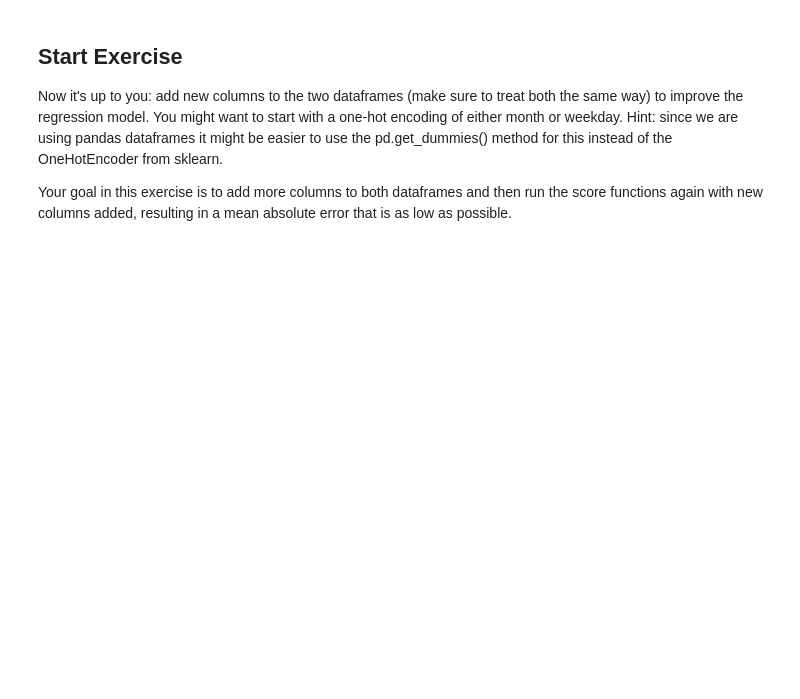
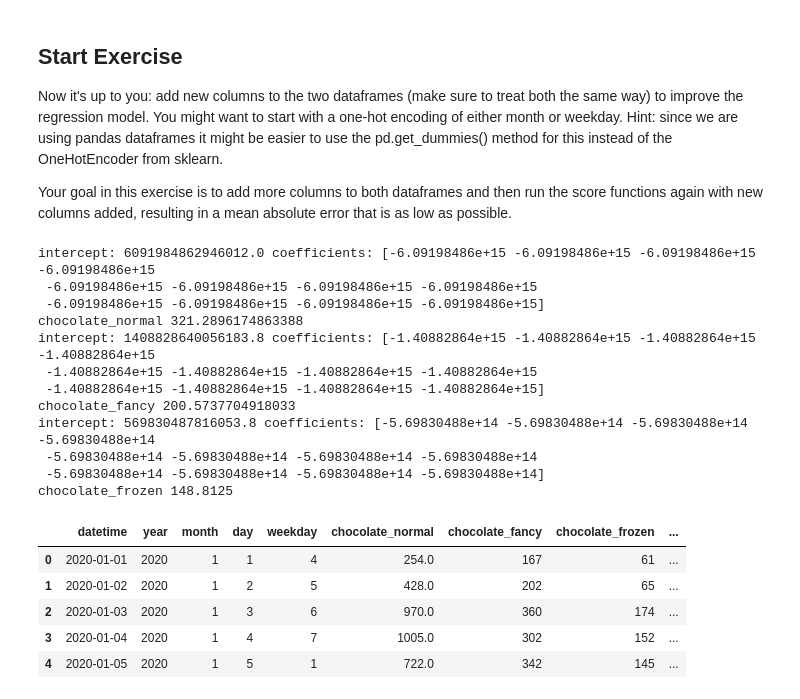
Before and after one commit to gasserandreas/Jupyter-lab-fhnw, a Jupyter notebook: 01_Data Wrangling/Exercises/exercise 4 Part 2.ipynb, the cells around one changed output. Cells and saved outputs as stored; diff of their text form; code cells hidden in the pictures; blank space fills up the shorter version.

```diff
--- a/01_Data Wrangling/Exercises/exercise 4 Part 2.ipynb
+++ b/01_Data Wrangling/Exercises/exercise 4 Part 2.ipynb
@@ -73,3 +76,54 @@ intercept: 417.5123535935799 coefficients: [44.66223397 -0.25762083  1.11905266]
 Now it's up to you: add new columns to the two dataframes (make sure to treat both the same way) to improve the regression model. You might want to start with a one-hot encoding of either month or weekday. Hint: since we are using pandas dataframes it might be easier to use the pd.get_dummies() method for this instead of the OneHotEncoder from sklearn.
 
 Your goal in this exercise is to add more columns to both dataframes and then run the score functions again with new columns added, resulting in a mean absolute error that is as low as possible.
+# %%
+# One-hot encoding
+df_month = pd.get_dummies(df['month'], prefix='month')
+df_2021_month = pd.get_dummies(df_2021['month'], prefix='month')
+
+# rename month columns
+rename_dict = {
+    'month_1': 'Jan',
+    'month_2': 'Feb',
+    'month_3': 'Mar',
+    'month_4': 'Apr',
+    'month_5': 'May',
+    'month_6': 'Jun',
+    'month_7': 'Jul',
+    'month_8': 'Aug',
+    'month_9': 'Sep',
+    'month_10': 'Oct',
+    'month_11': 'Nov',
+    'month_12': 'Dec'
+}
+df_month = df_month.rename(columns=rename_dict)
+df_2021_month = df_2021_month.rename(columns=rename_dict)
+
+df_1 = df.join(df_month)
+df_2021_1 = df_2021.join(df_2021_month)
+
+# show difference in chocolate_normal between months
+print(f"chocolate_normal", score(df_1, df_2021_1, 'chocolate_normal', ['Jan', 'Feb', 'Mar', 'Apr', 'May', 'Jun', 'Jul', 'Aug', 'Sep', 'Oct', 'Nov', 'Dec']))
+print(f"chocolate_fancy", score(df_1, df_2021_1, 'chocolate_fancy', ['Jan', 'Feb', 'Mar', 'Apr', 'May', 'Jun', 'Jul', 'Aug', 'Sep', 'Oct', 'Nov', 'Dec']))
+print(f"chocolate_frozen", score(df_1, df_2021_1, 'chocolate_frozen', ['Jan', 'Feb', 'Mar', 'Apr', 'May', 'Jun', 'Jul', 'Aug', 'Sep', 'Oct', 'Nov', 'Dec']))
+
+df_1.head()
+# %% [output]
+intercept: 6091984862946012.0 coefficients: [-6.09198486e+15 -6.09198486e+15 -6.09198486e+15 -6.09198486e+15
+ -6.09198486e+15 -6.09198486e+15 -6.09198486e+15 -6.09198486e+15
+ -6.09198486e+15 -6.09198486e+15 -6.09198486e+15 -6.09198486e+15]
+chocolate_normal 321.2896174863388
+intercept: 1408828640056183.8 coefficients: [-1.40882864e+15 -1.40882864e+15 -1.40882864e+15 -1.40882864e+15
+ -1.40882864e+15 -1.40882864e+15 -1.40882864e+15 -1.40882864e+15
+ -1.40882864e+15 -1.40882864e+15 -1.40882864e+15 -1.40882864e+15]
+chocolate_fancy 200.5737704918033
+intercept: 569830487816053.8 coefficients: [-5.69830488e+14 -5.69830488e+14 -5.69830488e+14 -5.69830488e+14
+ -5.69830488e+14 -5.69830488e+14 -5.69830488e+14 -5.69830488e+14
+ -5.69830488e+14 -5.69830488e+14 -5.69830488e+14 -5.69830488e+14]
+chocolate_frozen 148.8125
+|  | datetime | year | month | day | weekday | chocolate_normal | chocolate_fancy | chocolate_frozen | ... |
+| 0 | 2020-01-01 | 2020 | 1 | 1 | 4 | 254.0 | 167 | 61 | ... |
+| 1 | 2020-01-02 | 2020 | 1 | 2 | 5 | 428.0 | 202 | 65 | ... |
+| 2 | 2020-01-03 | 2020 | 1 | 3 | 6 | 970.0 | 360 | 174 | ... |
+| 3 | 2020-01-04 | 2020 | 1 | 4 | 7 | 1005.0 | 302 | 152 | ... |
+| 4 | 2020-01-05 | 2020 | 1 | 5 | 1 | 722.0 | 342 | 145 | ... |
```
Also changed, not shown: parts of 6 cells of this notebook, 1 other file.
